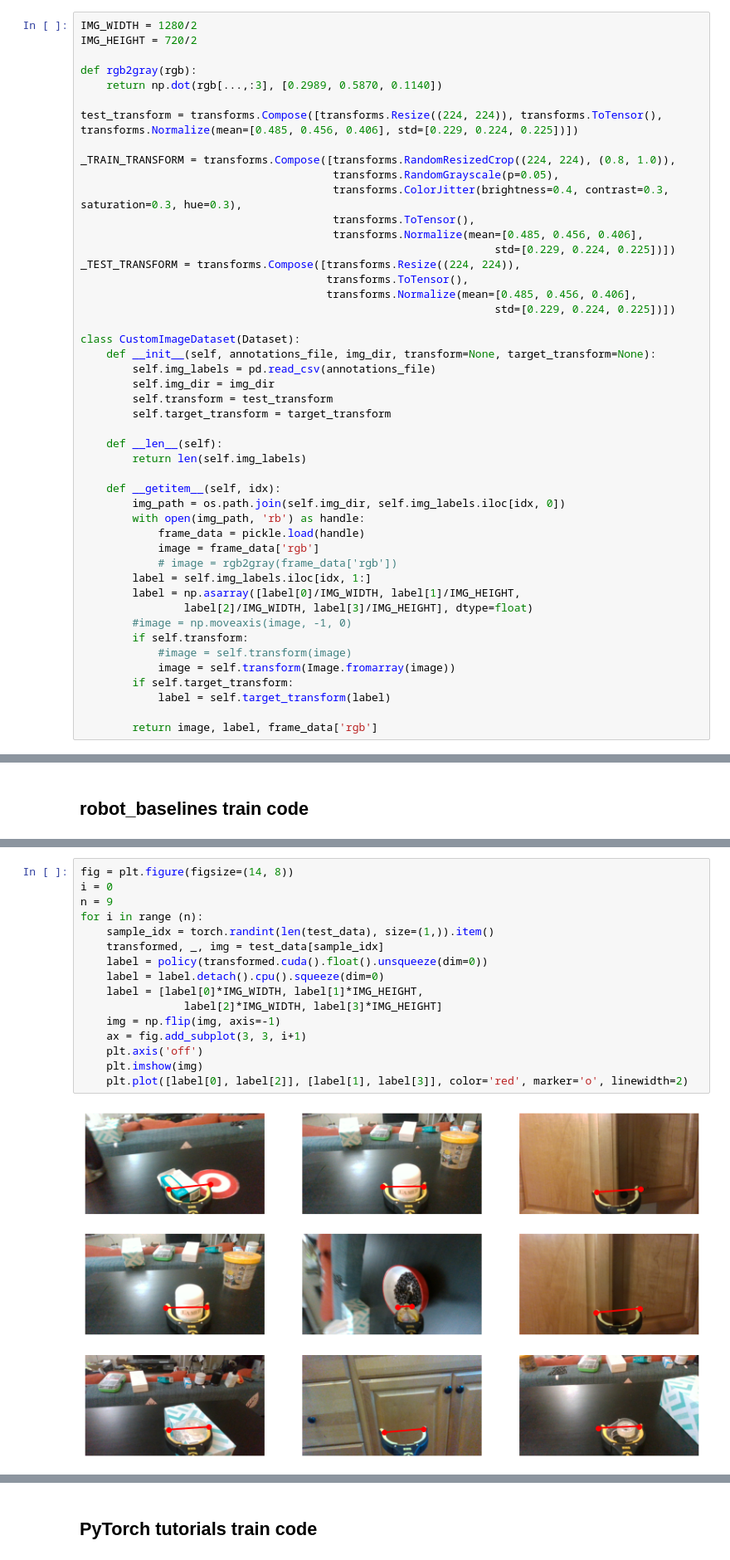
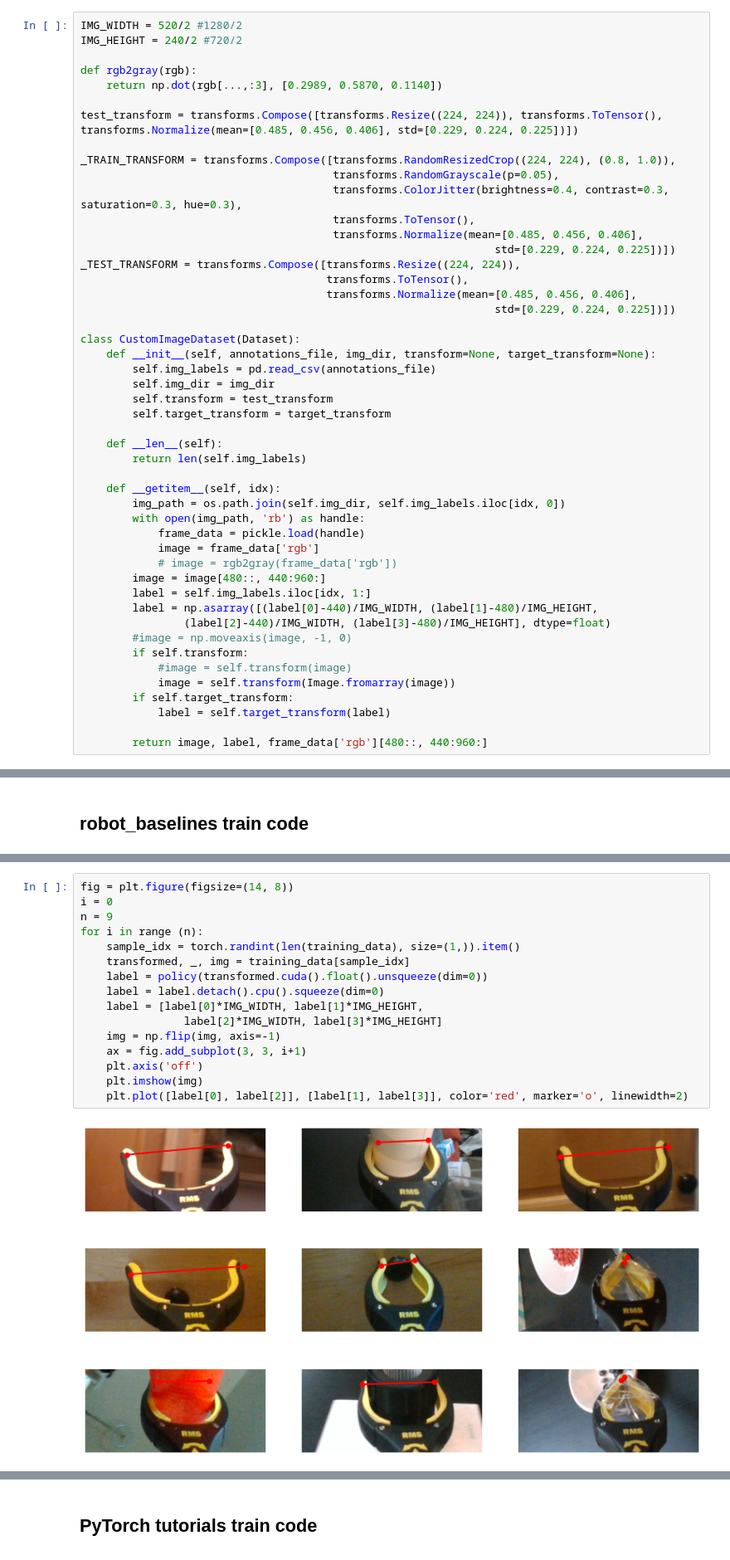
Before and after one commit to jhong66/gripper-labeler, a Jupyter notebook: gripper_label_notebook.ipynb, the cells around one changed output, grey strips where cells are left out. Shown at 83% size. Saved outputs shown, nothing was run; the diff lists cells and outputs as text.

```diff
--- a/gripper_label_notebook.ipynb
+++ b/gripper_label_notebook.ipynb
@@ -32,8 +32,8 @@ Sequential(
 # %% [markdown]
 ## Load Dataset
 # %%
-IMG_WIDTH = 1280/2
-IMG_HEIGHT = 720/2
+IMG_WIDTH = 520/2 #1280/2
+IMG_HEIGHT = 240/2 #720/2
 
 def rgb2gray(rgb):
     return np.dot(rgb[...,:3], [0.2989, 0.5870, 0.1140])
@@ -67,9 +67,10 @@ class CustomImageDataset(Dataset):
             frame_data = pickle.load(handle)
             image = frame_data['rgb']
             # image = rgb2gray(frame_data['rgb'])
+        image = image[480::, 440:960:]
         label = self.img_labels.iloc[idx, 1:]
-        label = np.asarray([label[0]/IMG_WIDTH, label[1]/IMG_HEIGHT,
-                label[2]/IMG_WIDTH, label[3]/IMG_HEIGHT], dtype=float)
+        label = np.asarray([(label[0]-440)/IMG_WIDTH, (label[1]-480)/IMG_HEIGHT,
+                (label[2]-440)/IMG_WIDTH, (label[3]-480)/IMG_HEIGHT], dtype=float)
         #image = np.moveaxis(image, -1, 0)
         if self.transform:
             #image = self.transform(image)
@@ -77,7 +78,7 @@ class CustomImageDataset(Dataset):
         if self.target_transform:
             label = self.target_transform(label)
 
-        return image, label, frame_data['rgb']
+        return image, label, frame_data['rgb'][480::, 440:960:]
 # %%
 annotations_file = "labels.csv"
 img_dir = "frames"
@@ -278,18 +299,18 @@ plt.show()
 # %%
 fig = plt.figure(figsize=(14, 8))
 i = 0
 n = 9
 for i in range (n):
-    sample_idx = torch.randint(len(test_data), size=(1,)).item()
-    transformed, _, img = test_data[sample_idx]
+    sample_idx = torch.randint(len(training_data), size=(1,)).item()
+    transformed, _, img = training_data[sample_idx]
     label = policy(transformed.cuda().float().unsqueeze(dim=0))
     label = label.detach().cpu().squeeze(dim=0)
     label = [label[0]*IMG_WIDTH, label[1]*IMG_HEIGHT,
                 label[2]*IMG_WIDTH, label[3]*IMG_HEIGHT]
     img = np.flip(img, axis=-1)
     ax = fig.add_subplot(3, 3, i+1)
     plt.axis('off')
     plt.imshow(img)
     plt.plot([label[0], label[2]], [label[1], label[3]], color='red', marker='o', linewidth=2)
 # %% [output]
-[figure, old version]
+[figure, new version]
```
Also changed, not shown: parts of 6 cells of this notebook, 9 other files.
